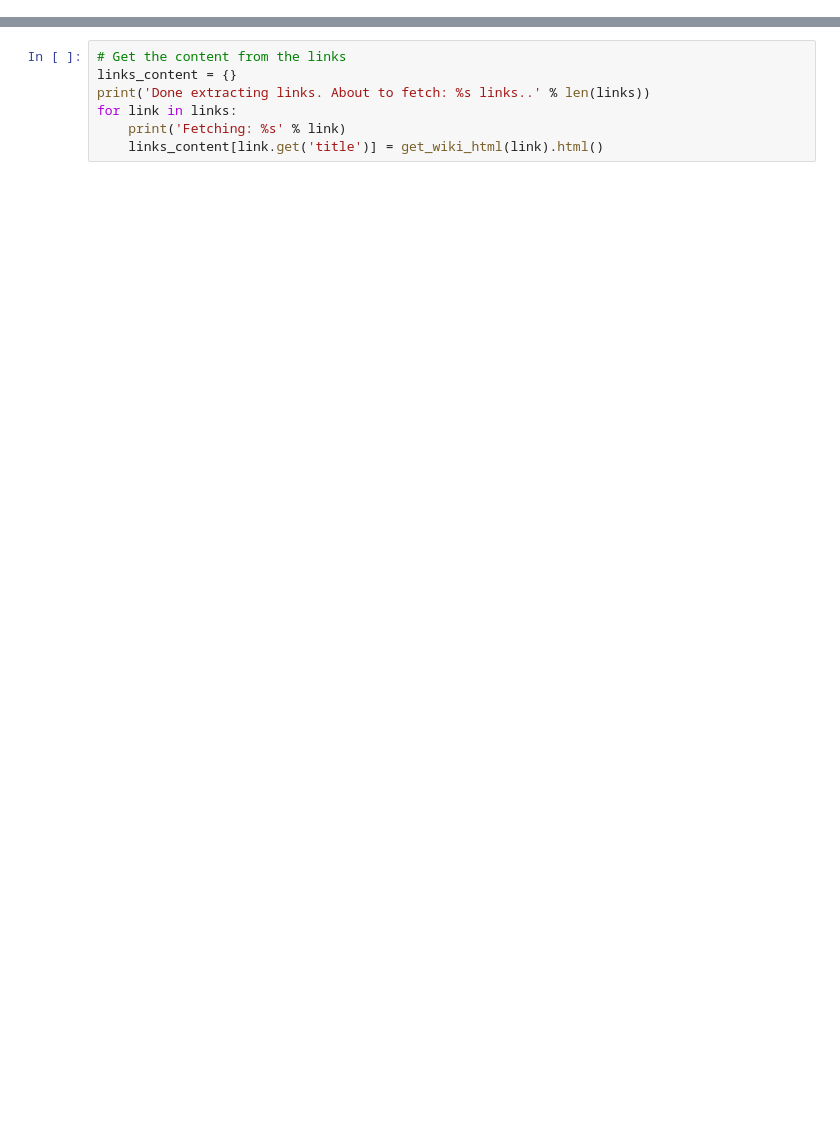
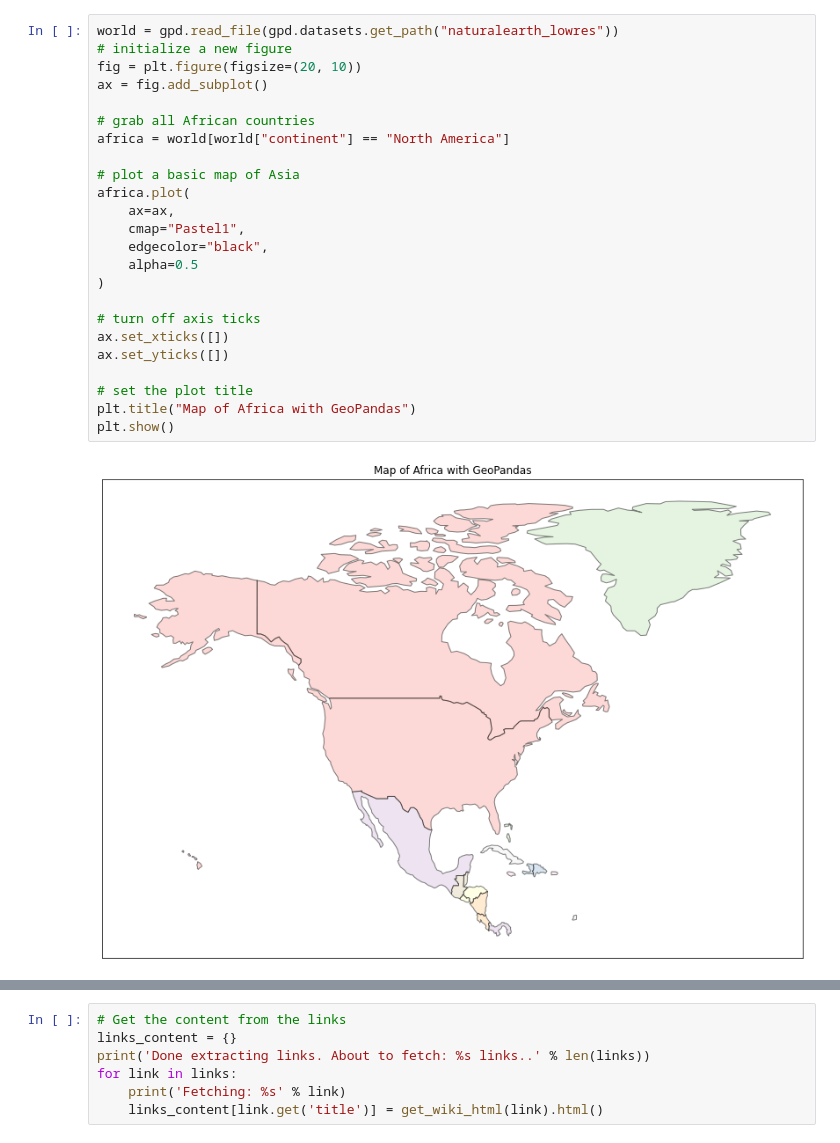
Before and after one commit to Ian-TWhatley/Indigenous-Langugage-Vitality-Webscraper, a Jupyter notebook: Native_Lang.ipynb, the cells around one changed output, grey strips where cells are left out. Saved outputs shown, nothing was run; the diff lists cells and outputs as text; blank space fills up the shorter version.

```diff
--- a/Native_Lang.ipynb
+++ b/Native_Lang.ipynb
@@ -58,3 +181,29 @@ data
+# %%
+world = gpd.read_file(gpd.datasets.get_path("naturalearth_lowres"))
+# initialize a new figure
+fig = plt.figure(figsize=(20, 10))
+ax = fig.add_subplot()
+
+# grab all African countries
+africa = world[world["continent"] == "North America"]
+
+# plot a basic map of Asia
+africa.plot(
+    ax=ax,
+    cmap="Pastel1",
+    edgecolor="black",
+    alpha=0.5
+)
+
+# turn off axis ticks
+ax.set_xticks([])
+ax.set_yticks([])
+
+# set the plot title
+plt.title("Map of Africa with GeoPandas")
+plt.show()
+# %% [output]
+[figure, added]
 # %%
 table = soup.find('table', 'wikitable')
 links = table.findAll('a')
```
Also changed, not shown: parts of 18 cells of this notebook, 1 other file.
